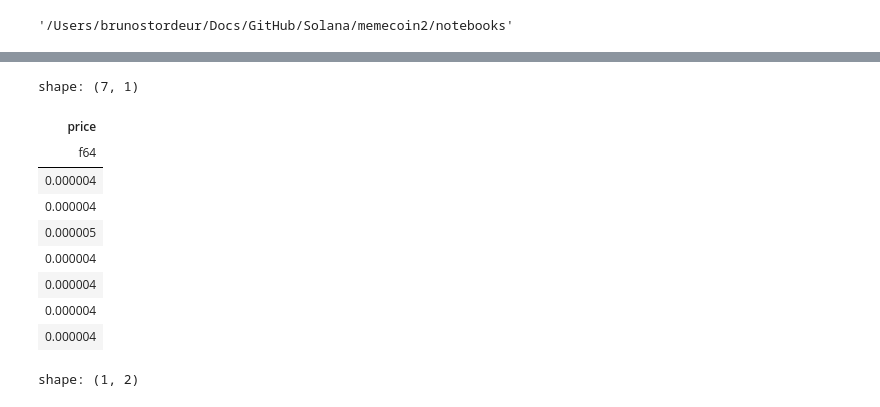
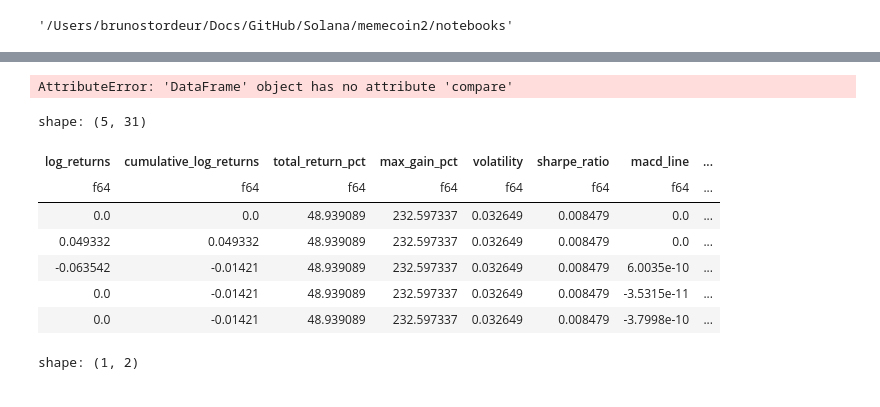
Before and after one commit to stordd13/solana-memecoin, a Jupyter notebook: notebooks/exploration.ipynb, the cells around one changed output, grey strips where cells are left out. Cells and saved outputs as stored; diff of their text form; code cells hidden in the pictures.

```diff
--- a/notebooks/exploration.ipynb
+++ b/notebooks/exploration.ipynb
@@ -93,16 +89,18 @@ shape: (5, 2)
+# %%
+df1.compare(df2)
+# %% [output]
+AttributeError: 'DataFrame' object has no attribute 'compare'
 # %%
-df.select(pl.col('price')).unique()
+df3.head()
 # %% [output]
-shape: (7, 1)
+shape: (5, 31)
-| price |
-| f64 |
-| 0.000004 |
-| 0.000004 |
-| 0.000005 |
-| 0.000004 |
-| 0.000004 |
-| 0.000004 |
-| 0.000004 |
+| log_returns | cumulative_log_returns | total_return_pct | max_gain_pct | volatility | sharpe_ratio | macd_line | ... |
+| f64 | f64 | f64 | f64 | f64 | f64 | f64 | ... |
+| 0.0 | 0.0 | 48.939089 | 232.597337 | 0.032649 | 0.008479 | 0.0 | ... |
+| 0.049332 | 0.049332 | 48.939089 | 232.597337 | 0.032649 | 0.008479 | 0.0 | ... |
+| -0.063542 | -0.01421 | 48.939089 | 232.597337 | 0.032649 | 0.008479 | 6.0035e-10 | ... |
+| 0.0 | -0.01421 | 48.939089 | 232.597337 | 0.032649 | 0.008479 | -3.5315e-11 | ... |
+| 0.0 | -0.01421 | 48.939089 | 232.597337 | 0.032649 | 0.008479 | -3.7998e-10 | ... |
 # %%
 df.select(pl.col('price').min().alias('min'), pl.col('price').max().alias('max'))
 # %% [output]
```
Also changed, not shown: parts of 3 cells of this notebook, 20 other files.
